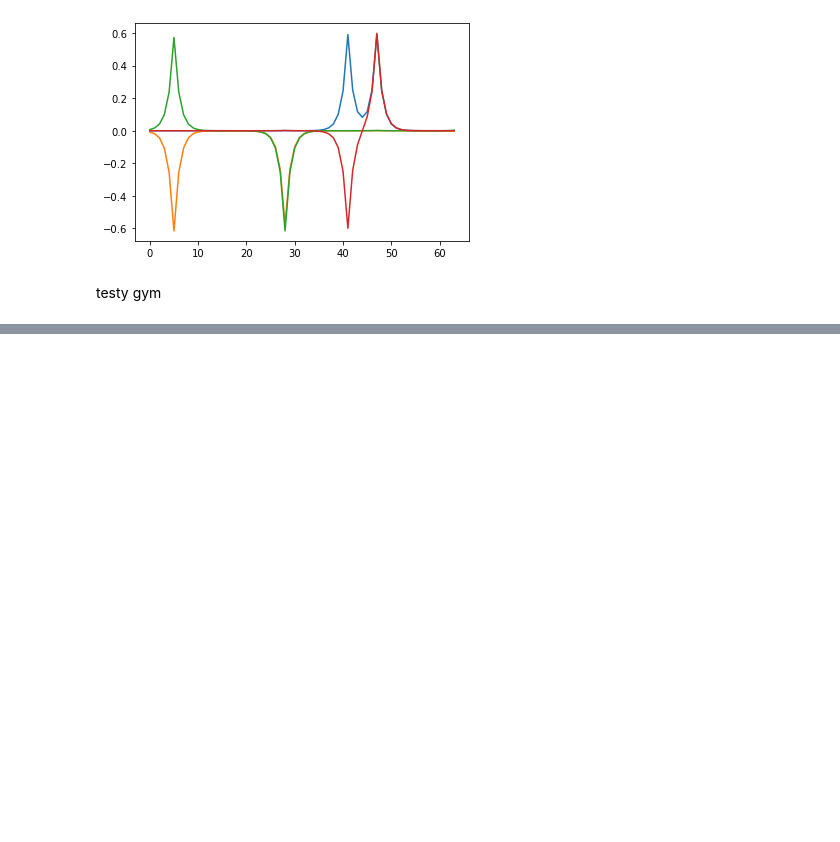
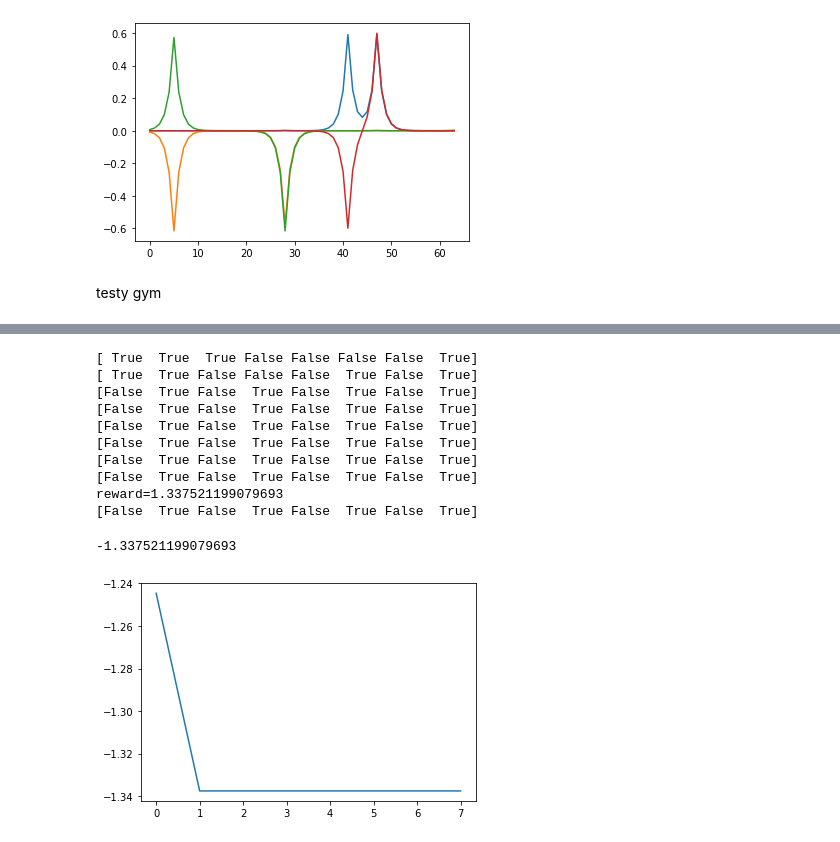
Before and after one commit to michelangelo21/lattice-models-RL, a Jupyter notebook: scripts/Falicov 1D.ipynb, the cells around one changed output, grey strips where cells are left out. Drawn from its saved outputs; the diff is of its cells as text; code cells hidden in the pictures; blank space fills up the shorter version.

Commit message:
Falicov learns a bit :)

```diff
--- a/scripts/Falicov 1D.ipynb
+++ b/scripts/Falicov 1D.ipynb
@@ -63,0 +75,13 @@ lattice[pos] = True
+# %%
+side_length = 8
+env = gym.make("gym_xymodel:falicovkimball1D-v0", L=side_length, Ne=side_length // 2, max_steps=side_length)
+env = TimeLimit(env, max_episode_steps=100)
+from stable_baselines3.common.env_checker import check_env
+check_env(env)
+# env = gym.make('CartPole-v1')
+# env.observation_space.shape
+# env.action_space.n
+
+InvalidActionEnvDiscrete
+
+np.random.choice(L, size=Ne, replace=False)
@@ -63,0 +90,8 @@ lattice[pos] = True
+# %%
+
+date = datetime.now().strftime("%Y-%m-%dT%H%M%S")
+folder_path = f"../results/falicovkimball1D/{date}_L{side_length}"
+# model = PPO("MlpPolicy", env, tensorboard_log=folder_path)
+model = PPO("MlpPolicy", env, tensorboard_log=folder_path, verbose=1)
+model.learn(200000)
+model.save(f"{folder_path}/model")
@@ -63,0 +116,32 @@ lattice[pos] = True
+# %%
+energies = []
+obs = env.reset()
+for i in range(200):
+    print(env.state)
+    action, _state = model.predict(obs, deterministic=True)
+    obs, reward, done, info = env.step(action)
+    energies.append(env.compute_energy())
+    if done:
+        print(f"{reward=}")
+        print(env.state)
+        break
+        # env.reset()
+    # if i % 100 == 0:
+    #   print(f"{i=}, {reward=}")
+    #   env.render()
+
+plt.plot(energies)
+energies[-1]
+# %% [output]
+[ True  True  True False False False False  True]
+[ True  True False False False  True False  True]
+[False  True False  True False  True False  True]
+[False  True False  True False  True False  True]
+[False  True False  True False  True False  True]
+[False  True False  True False  True False  True]
+[False  True False  True False  True False  True]
+[False  True False  True False  True False  True]
+reward=1.337521199079693
+[False  True False  True False  True False  True]
+-1.337521199079693
+[figure, added]
```
Also changed, not shown: parts of 4 cells of this notebook, 1 other file.
